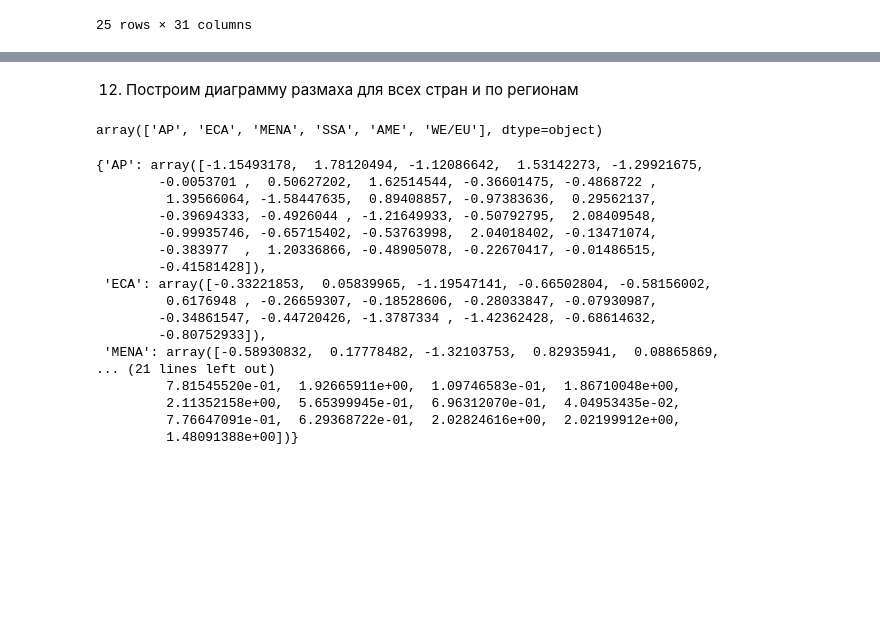
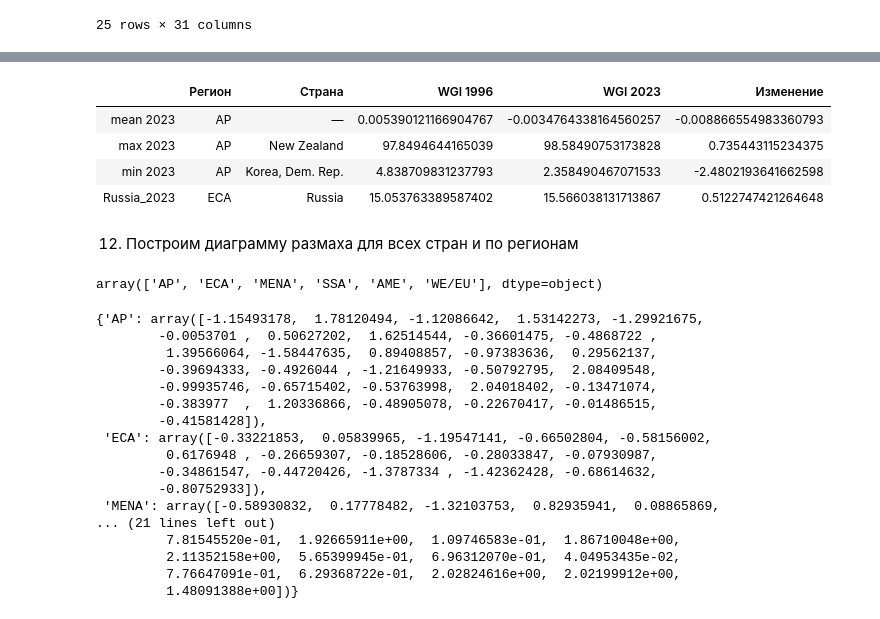
Before and after one commit to The-Humble-Guy/mlassignments, a Jupyter notebook: notebooks/A1_IU21_Kutsenko_1_1_3.ipynb, the cells around one changed output, grey strips where cells are left out. Saved outputs shown, nothing was run; the diff lists cells and outputs as text; code cells hidden in the pictures; blank space fills up the shorter version.

Commit message:
Correct table output (A1_DA task)

```diff
--- a/notebooks/A1_IU21_Kutsenko_1_1_3.ipynb
+++ b/notebooks/A1_IU21_Kutsenko_1_1_3.ipynb
@@ -701,3 +636,43 @@ result_frame
+# %%
+table = PrettyTable()
+table.field_names = ['', 'Регион', 'Страна', 'WGI 1996', 'WGI 2023', 'Изменение']
+table.align = 'c'
+
+mean_1996 = asia_pacific_means_1996_2023[0]
+mean_2023 = asia_pacific_means_1996_2023[-1]
+mean_delta = mean_2023 - mean_1996
+table.add_row([f'mean {last_year}', 'AP', '—', f'{mean_1996}', f'{mean_2023}', f'{mean_delta}'])
+
+for country in countries_max:
+    region = regions_frame.set_index('Country').T[f'{country}']['Region']
+    wgi_1996 = asia_pacific_pctrank[f'{country}'][f'{first_year}']
+    wgi_2023 = asia_pacific_pctrank[f'{country}'][f'{last_year}']
+    delta = wgi_2023 - wgi_1996
+
+    table.add_row([f'max {last_year}', region, country, wgi_1996, wgi_2023, delta])
+
+for country in countries_min:
+    region = regions_frame.set_index('Country').T[f'{country}']['Region']
+    wgi_1996 = asia_pacific_pctrank[f'{country}'][f'{first_year}']
+    wgi_2023 = asia_pacific_pctrank[f'{country}'][f'{last_year}']
+    delta = wgi_2023 - wgi_1996
+
+    table.add_row([f'min {last_year}', region, country, wgi_1996, wgi_2023, delta])
+
+russia_region = regions_frame.set_index('Country').T[f'{"Russia"}']['Region']
+russia_1996 = russia_frame.T[first_year]['pctrank']
+russia_2023 = russia_frame.T[last_year]['pctrank']
+russia_delta = russia_2023 - russia_1996
+
+table.add_row(['Russia_2023', russia_region, 'Russia', f'{russia_1996}', f'{russia_2023}', f'{russia_delta}'])
+
+table
+# %% [output]
+|  | Регион | Страна | WGI 1996 | WGI 2023 | Изменение |
+| mean 2023 | AP | — | 0.005390121166904767 | -0.0034764338164560257 | -0.008866554983360793 |
+| max 2023 | AP | New Zealand | 97.8494644165039 | 98.58490753173828 | 0.735443115234375 |
+| min 2023 | AP | Korea, Dem. Rep. | 4.838709831237793 | 2.358490467071533 | -2.4802193641662598 |
+| Russia_2023 | ECA | Russia | 15.053763389587402 | 15.566038131713867 | 0.5122747421264648 |
 # %% [markdown]
 12. Построим диаграмму размаха для всех стран и по регионам
 # %%
```
Also changed, not shown: parts of 12 cells of this notebook.
